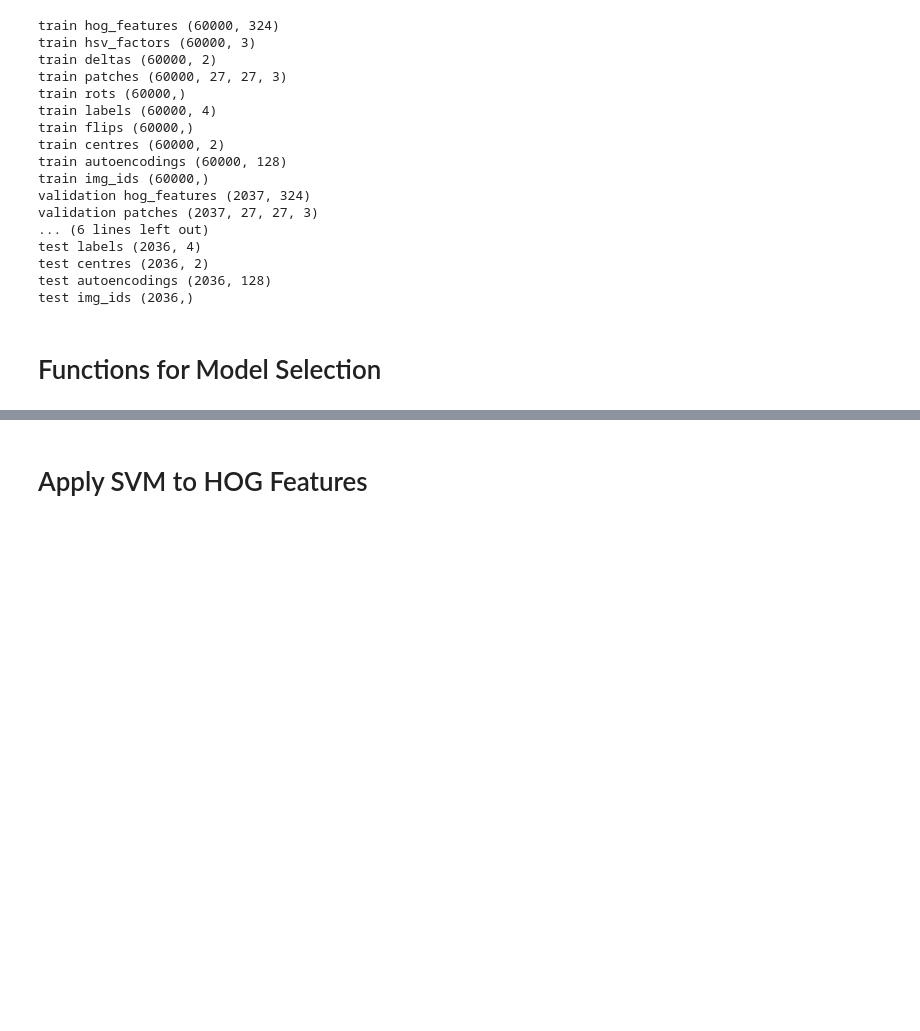
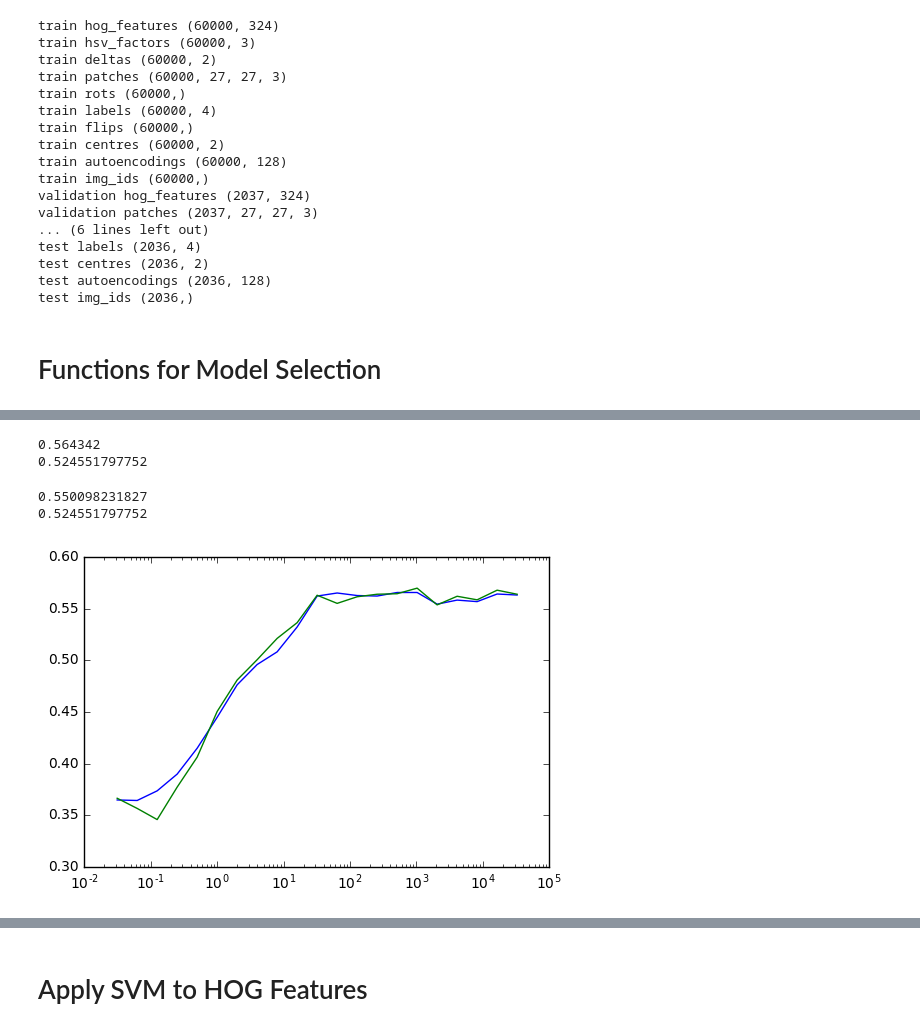
Before and after one commit to ord-nas/csc420-project, a Jupyter notebook: SVM Experimentation.ipynb, the cells around one changed output, grey strips where cells are left out. Cells and saved outputs as stored; diff of their text form; code cells hidden in the pictures; blank space fills up the shorter version.

```diff
--- a/SVM Experimentation.ipynb
+++ b/SVM Experimentation.ipynb
@@ -210,6 +243,17 @@ validation['hog_features'] = get_hog_features(hog, validation['patches'])
 
 # Get test descriptors
 test['hog_features'] = get_hog_features(hog, test['patches'])
+# %%
+# Compute RGB HOG features
+
+# Get training descriptors
+train['rgb_hog_features'] = get_rgb_hog_features(hog, train['patches'])
+
+# Get validation descriptors
+validation['rgb_hog_features'] = get_rgb_hog_features(hog, validation['patches'])
+
+# Get test descriptors
+test['rgb_hog_features'] = get_rgb_hog_features(hog, test['patches'])
 # %% [markdown]
 # Load Autoencoder Features
 # %%
@@ -350,0 +468,9 @@ def svm_C_search(train, validation, test, feature_name, learning_rate, batch_siz
+# %%
+# Run SVM with various values of C
+learning_rate = 0.0003
+batch_size = 200
+epochs = 100
+# Recommended to try C in range 2^{-5 ... 15} from http://www.csie.ntu.edu.tw/~cjlin/papers/guide/guide.pdf
+Cs = [2.0**x for x in xrange(-5, 16)]
+hog_results = svm_C_search(
+    train, validation, test, 'rgb_hog_features', learning_rate, batch_size, epochs, Cs, 'svm_graphs/rgb_hog')
@@ -350,0 +502,26 @@ def svm_C_search(train, validation, test, feature_name, learning_rate, batch_siz
+# %%
+# Restore results
+import pickle
+with open('rgb_hog_svn_results.p', 'rb') as f:
+    hog_results = pickle.load(f)
+# %%
+print hog_results['test_accuracy_at_best'][14]
+print hog_results['test_f1_at_best'][15]
+# %% [output]
+0.564342
+0.524551797752
+# %%
+hog_ws = np.hstack(hog_results['best_ws_by_validation_f1'][15])
+hog_predictions, _ = get_multiclass_predictions(test['rgb_hog_features'], hog_ws)
+hog_actuals = np.argmax(test['labels'], axis=1)
+print np.count_nonzero(np.equal(hog_predictions, hog_actuals)) / float(len(hog_actuals))
+print get_np_weighted_f1(hog_predictions, hog_actuals, 4)
+# %% [output]
+0.550098231827
+0.524551797752
+# %%
+plt.plot(hog_results['Cs'], hog_results['best_validation_accuracy'])
+plt.plot(hog_results['Cs'], hog_results['test_accuracy_at_best'])
+plt.xscale('log')
+# %% [output]
+[figure, added]
```
Also changed, not shown: parts of 9 cells of this notebook.
